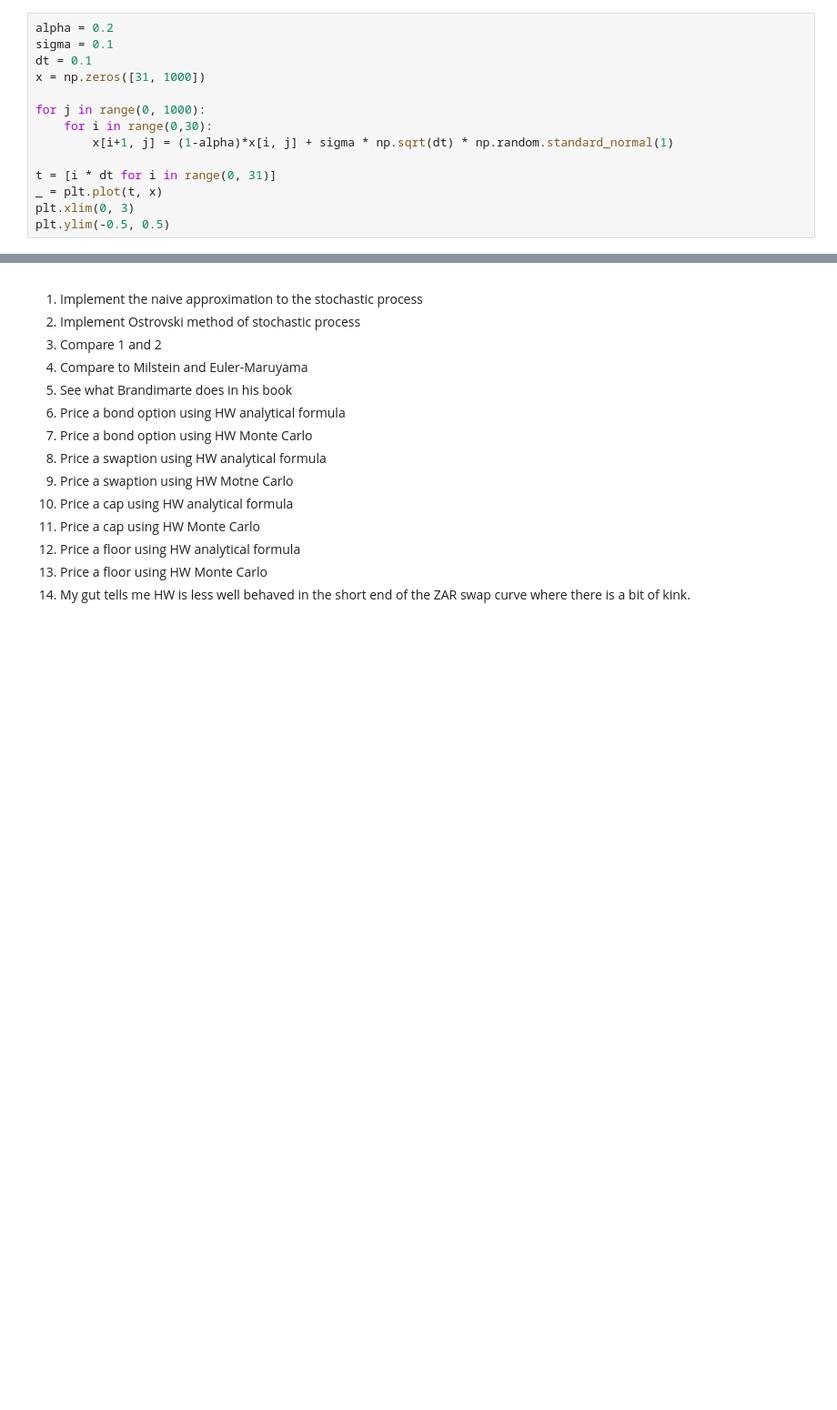
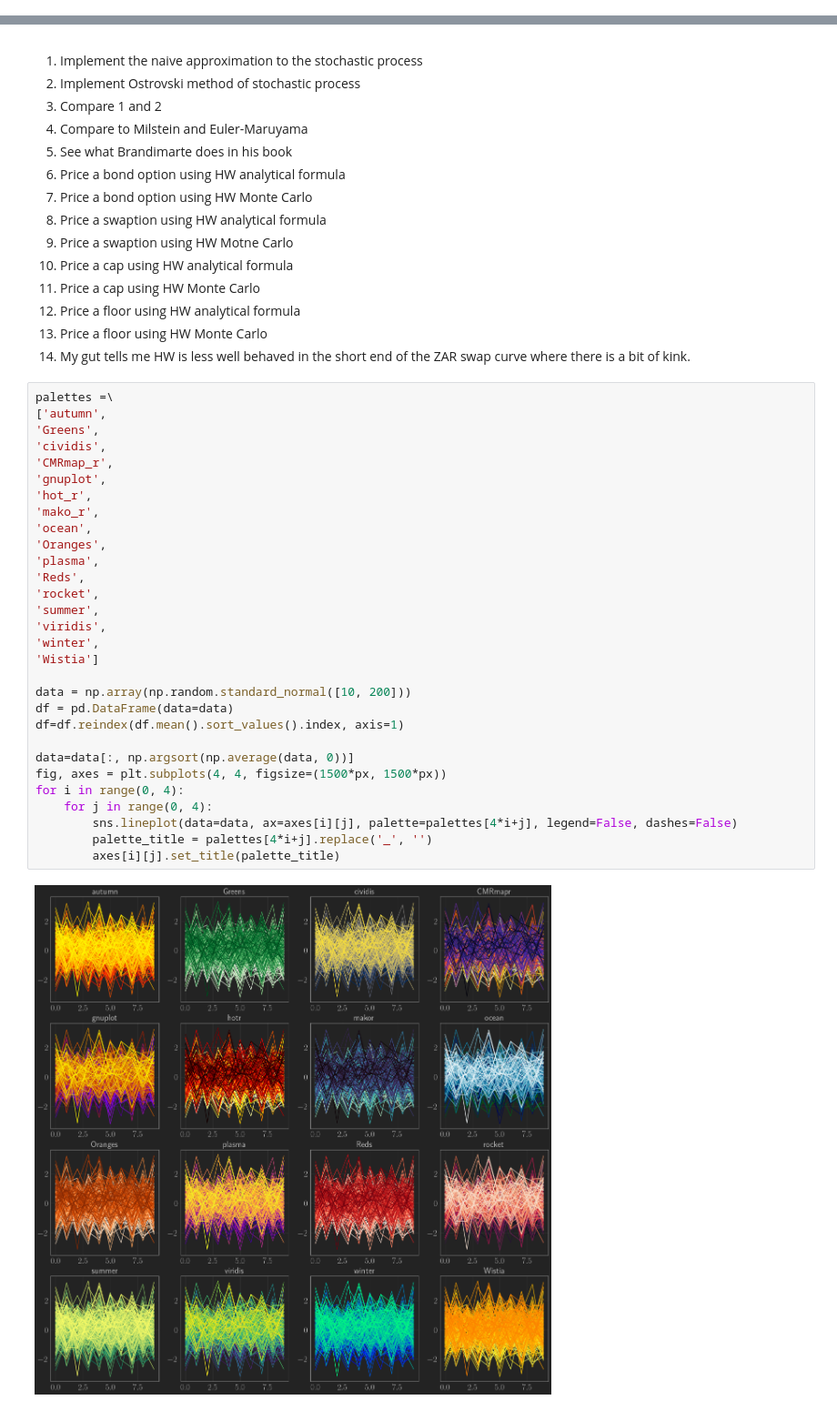
Before and after one commit to Hephaestus144/PythonFinanceLibrary, a Jupyter notebook: src/StochasticProcesses/IntroductionToHullWhite.ipynb, the cells around one changed output, grey strips where cells are left out. Shown at 91% size. Saved outputs shown, nothing was run; the diff lists cells and outputs as text; blank space fills up the shorter version.

```diff
--- a/src/StochasticProcesses/IntroductionToHullWhite.ipynb
+++ b/src/StochasticProcesses/IntroductionToHullWhite.ipynb
@@ -296,14 +419,0 @@ plt.ylim(-0.5, 0.5)
-# %%
-alpha = 0.2
-sigma = 0.1
-dt = 0.1
-x = np.zeros([31, 1000])
-
-for j in range(0, 1000):
-    for i in range(0,30):
-        x[i+1, j] = (1-alpha)*x[i, j] + sigma * np.sqrt(dt) * np.random.standard_normal(1)
-
-t = [i * dt for i in range(0, 31)]
-_ = plt.plot(t, x)
-plt.xlim(0, 3)
-plt.ylim(-0.5, 0.5)
@@ -342,3 +453,35 @@ We assume $x(s)$ is known i.e. we have simulated $x$ up to time $s$.
 12. Price a floor using HW analytical formula
 13. Price a floor using HW Monte Carlo
 14. My gut tells me HW is less well behaved in the short end of the ZAR swap curve where there is a bit of kink.
+# %%
+palettes =\
+['autumn',
+'Greens',
+'cividis',
+'CMRmap_r',
+'gnuplot',
+'hot_r',
+'mako_r',
+'ocean',
+'Oranges',
+'plasma',
+'Reds',
+'rocket',
+'summer',
+'viridis',
+'winter',
+'Wistia']
+
+data = np.array(np.random.standard_normal([10, 200]))
+df = pd.DataFrame(data=data)
+df=df.reindex(df.mean().sort_values().index, axis=1)
+
+data=data[:, np.argsort(np.average(data, 0))]
+fig, axes = plt.subplots(4, 4, figsize=(1500*px, 1500*px))
+for i in range(0, 4):
+    for j in range(0, 4):
+        sns.lineplot(data=data, ax=axes[i][j], palette=palettes[4*i+j], legend=False, dashes=False)
+        palette_title = palettes[4*i+j].replace('_', '')
+        axes[i][j].set_title(palette_title)
+# %% [output]
+[figure, added]
```
Also changed, not shown: parts of 17 cells of this notebook, 4 other files.
